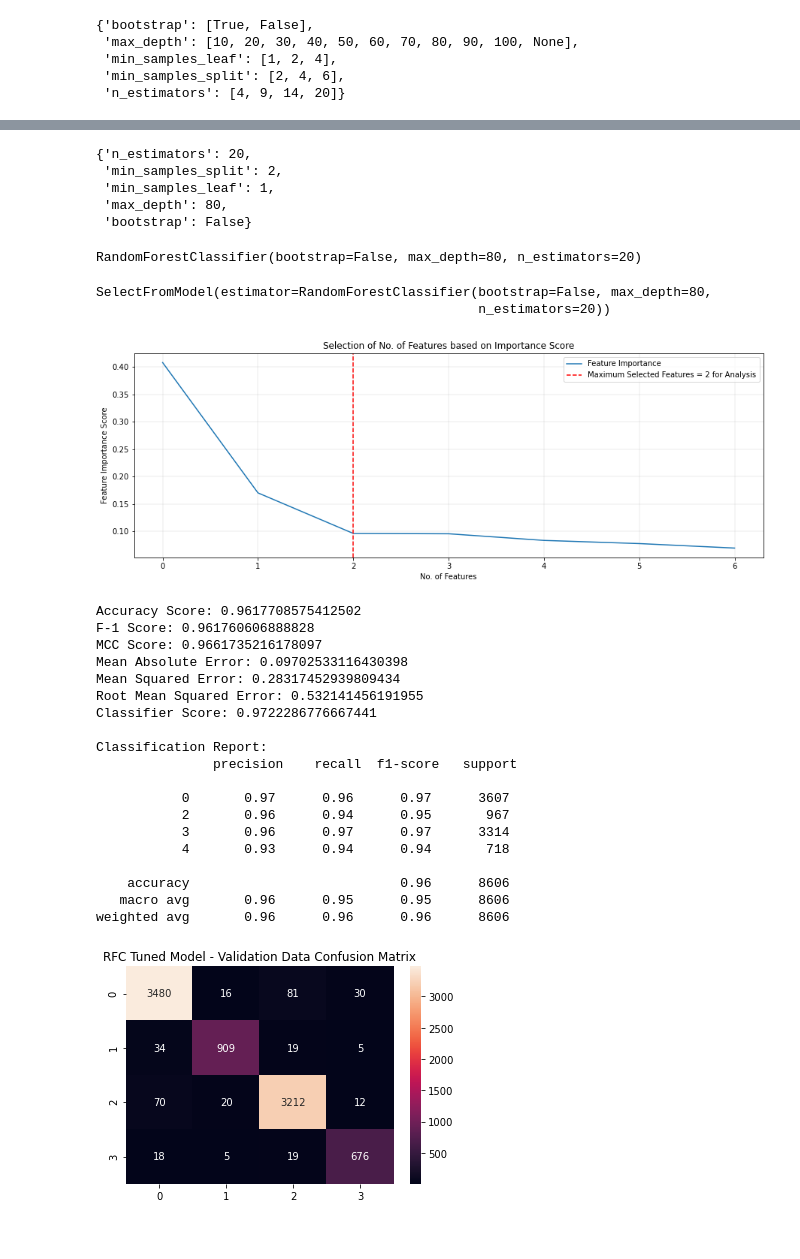
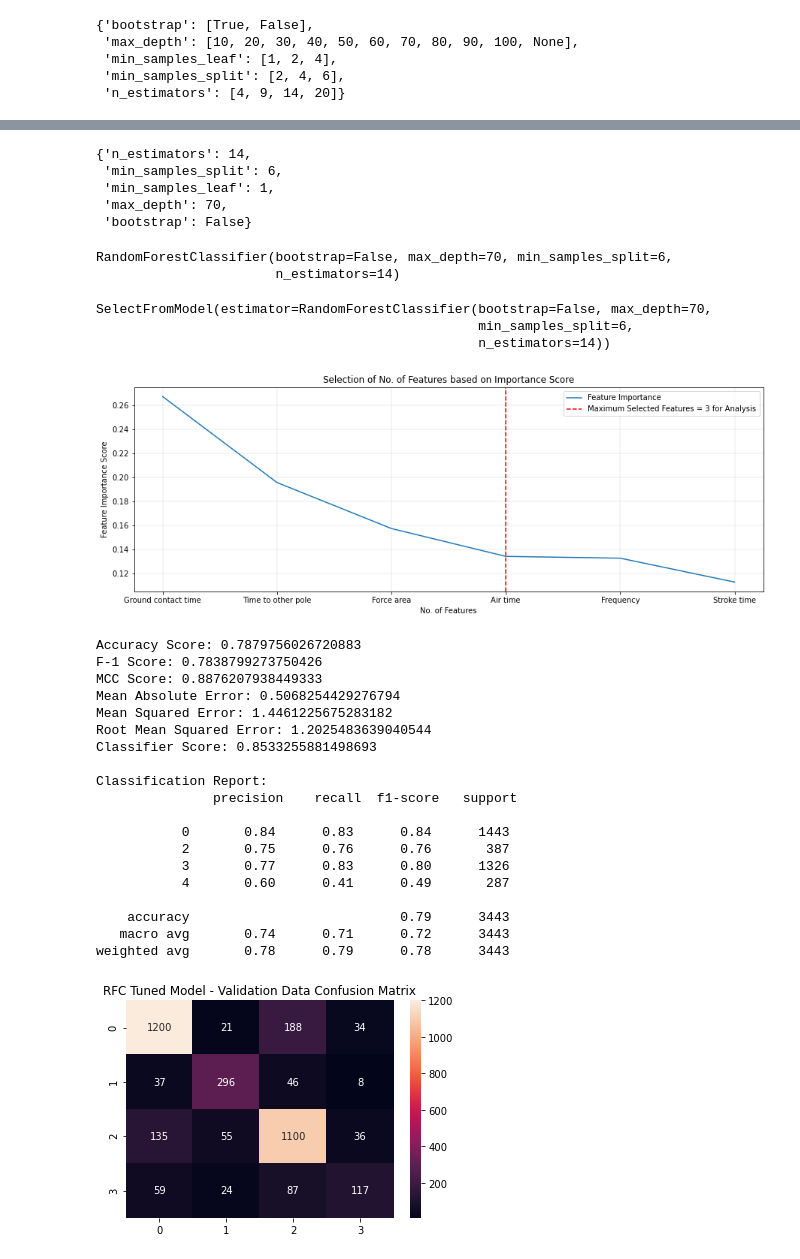
Before and after one commit to DavidLarssonIO/Data-driven-gait-analysis, a Jupyter notebook: main-savya.ipynb, the cells around one changed output, grey strips where cells are left out. Saved outputs shown, nothing was run; the diff lists cells and outputs as text; code cells hidden in the pictures.

Commit message:
Updated Graph etc

```diff
--- a/main-savya.ipynb
+++ b/main-savya.ipynb
@@ -313,8 +313,8 @@ from sklearn.linear_model import LogisticRegression, LogisticRegressionCV
 from sklearn.model_selection import KFold
 from sklearn import metrics
 # %%
-X = df_info[df_info.columns.difference(['Skier','Pole', 'Other pole index', 'Gear'])]
+X = df_info[df_info.columns.difference(['Skier','Pole', 'Other pole index', 'Gear','Peak time'])]
 y = (df_info['Gear'])
-X_train, X_test, y_train, y_test = train_test_split(X, y, test_size=0.5, stratify=y)
+X_train, X_test, y_train, y_test = train_test_split(X, y, test_size=0.2, stratify=y)
 print(X_train.shape, X_test.shape, y_train.shape, y_test.shape)
 # %% [output]
@@ -388,15 +388,16 @@ Fitting 5 folds for each of 10 candidates, totalling 50 fits
 # %%
 rf_random.best_params_
 # %% [output]
-{'n_estimators': 20,
- 'min_samples_split': 2,
+{'n_estimators': 14,
+ 'min_samples_split': 6,
  'min_samples_leaf': 1,
- 'max_depth': 80,
+ 'max_depth': 70,
  'bootstrap': False}
 # %%
 rf_random.best_estimator_
 # %% [output]
-RandomForestClassifier(bootstrap=False, max_depth=80, n_estimators=20)
+RandomForestClassifier(bootstrap=False, max_depth=70, min_samples_split=6,
+                       n_estimators=14)
 # %%
 # Build the Random Forest Classifier model
 #rfc = RandomForestClassifier()
@@ -411,8 +412,9 @@ rfc.fit(X_train, y_train)
 sel = SelectFromModel(rfc)
 sel.fit(X_train, y_train)
 # %% [output]
-SelectFromModel(estimator=RandomForestClassifier(bootstrap=False, max_depth=80,
-                                                 n_estimators=20))
+SelectFromModel(estimator=RandomForestClassifier(bootstrap=False, max_depth=70,
+                                                 min_samples_split=6,
+                                                 n_estimators=14))
 # %%
 X_valid = X_test
 y_valid = y_test
@@ -422,10 +424,12 @@ imp_score = np.array(sorted(zip(map(lambda x: round(x, 4), rfc.feature_importanc
 
 #imp_features = 15
 imp_features = int((np.count_nonzero(sel.get_support())))
+imp_features = 3
 
 fig = plt.figure(figsize=(15, 5))
 
-plt.plot(list(imp_score[:,0].astype(float)), label='Feature Importance')
+plt.plot(list(imp_score[:,1]),list(imp_score[:,0].astype(float)), label='Feature Importance')
+#plt.xticks(,list(imp_score[:,1]))
 plt.axvline(imp_features, color='r', linestyle='--', label='Maximum Selected Features = {} for Analysis'.format(imp_features))
 plt.xlabel("No. of Features")
 plt.ylabel("Feature Importance Score")
@@ -465,46 +469,46 @@ results[0][6] = ((TP*TN)-(FP*FN))/(np.sqrt((TP + FP)*(TP + FN)*(TN + FP)*(TN + F
 results[0][7] = metrics.mean_absolute_error(y_valid, all_y_pred)
 results[0][8] = metrics.mean_squared_error(y_valid, all_y_pred)
 results[0][9] = np.sqrt(metrics.mean_squared_error(y_valid, all_y_pred))
 results[0][10] = rfc.score(X_valid,y_valid)
 
 print('Accuracy Score:', results[0][0])
 print('F-1 Score:', results[0][5])
 print('MCC Score:', results[0][6])
 print('Mean Absolute Error:', metrics.mean_absolute_error(y_valid, all_y_pred))
 print('Mean Squared Error:', metrics.mean_squared_error(y_valid, all_y_pred))
 print('Root Mean Squared Error:', np.sqrt(metrics.mean_squared_error(y_valid, all_y_pred)))
 print('Classifier Score:', rfc.score(X_valid,y_valid))
 
 print('\nClassification Report: \n', metrics.classification_report(y_valid, all_y_pred))
 
 file_prefix = 'RFC Tuned Model - Validation Data '
 
 plt.figure()
 sns.heatmap(CM_arr, annot=True,fmt='0.0f')
 plt.title('{}Confusion Matrix'.format(file_prefix))
 #plt.gcf()
 #plt.savefig('{}_Confusion Matrix'.format(file_prefix), bbox_to_anchor='tight')
 plt.show()
 #plt.close()
 # %% [output]
-[figure, old version]
+[figure, new version]
-Accuracy Score: 0.9617708575412502
-F-1 Score: 0.961760606888828
-MCC Score: 0.9661735216178097
-Mean Absolute Error: 0.09702533116430398
-Mean Squared Error: 0.28317452939809434
-Root Mean Squared Error: 0.532141456191955
-Classifier Score: 0.9722286776667441
+Accuracy Score: 0.7879756026720883
+F-1 Score: 0.7838799273750426
+MCC Score: 0.8876207938449333
+Mean Absolute Error: 0.5068254429276794
+Mean Squared Error: 1.4461225675283182
+Root Mean Squared Error: 1.2025483639040544
+Classifier Score: 0.8533255881498693
 
 Classification Report:
                precision    recall  f1-score   support
 
-           0       0.97      0.96      0.97      3607
-           2       0.96      0.94      0.95       967
-           3       0.96      0.97      0.97      3314
-           4       0.93      0.94      0.94       718
+           0       0.84      0.83      0.84      1443
+           2       0.75      0.76      0.76       387
+           3       0.77      0.83      0.80      1326
+           4       0.60      0.41      0.49       287
 
-    accuracy                           0.96      8606
-   macro avg       0.96      0.95      0.95      8606
-weighted avg       0.96      0.96      0.96      8606
+    accuracy                           0.79      3443
+   macro avg       0.74      0.71      0.72      3443
+weighted avg       0.78      0.79      0.78      3443
-[figure, old version]
+[figure, new version]
```
Also changed, not shown: parts of 7 cells of this notebook.
